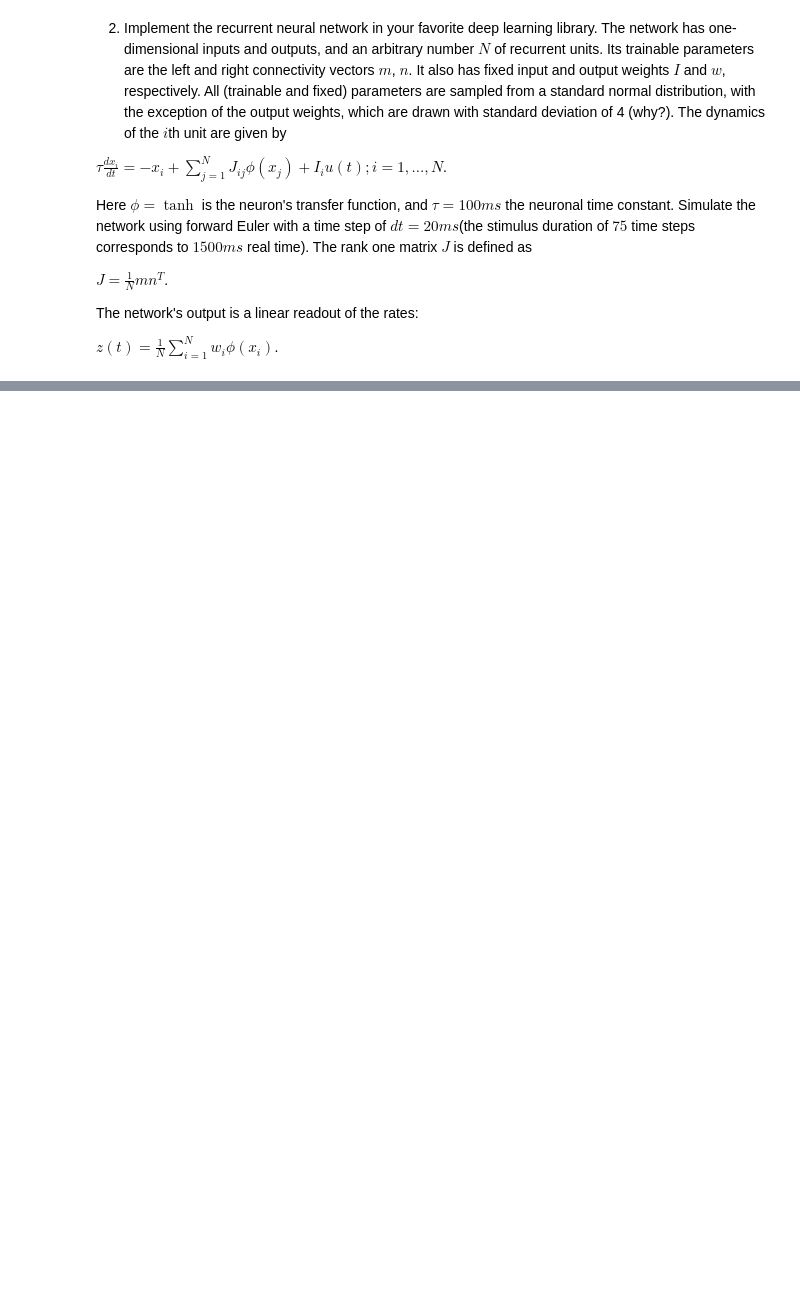
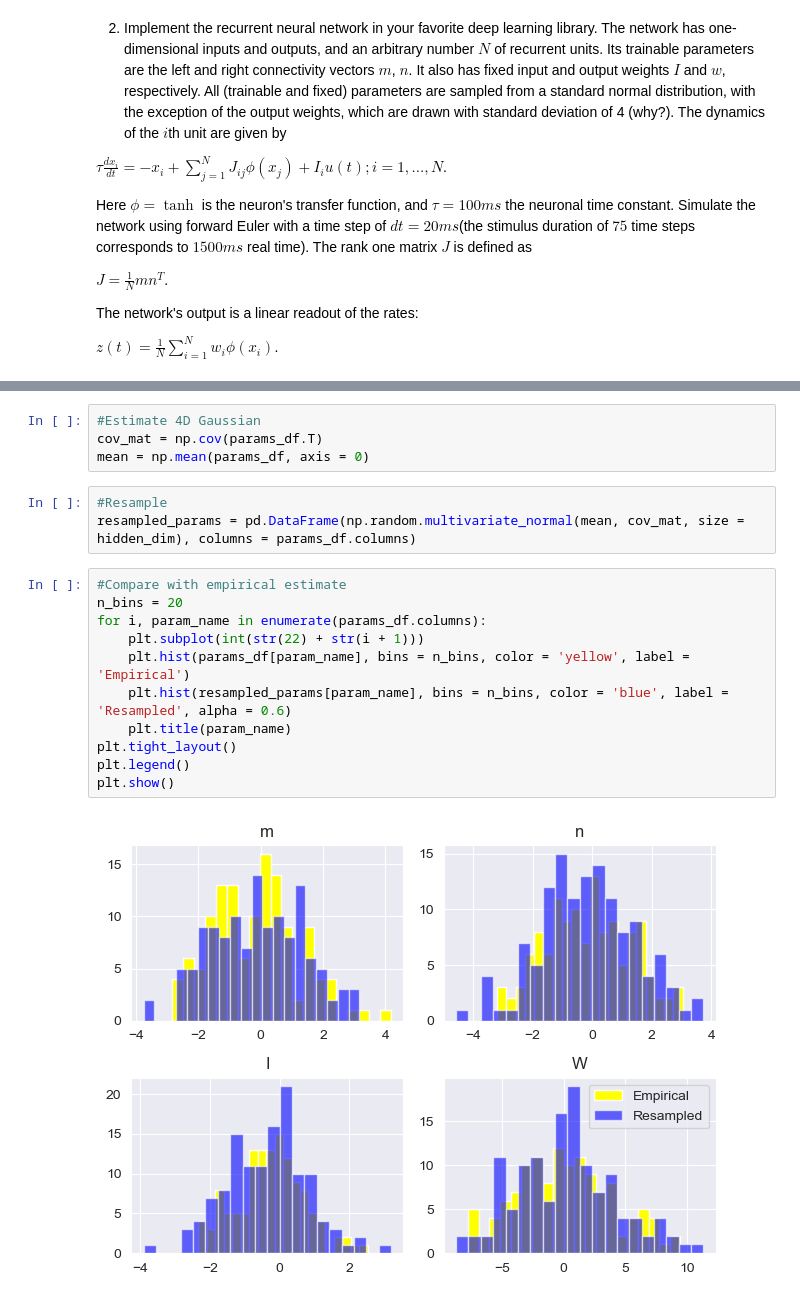
Before and after one commit to lfogarty98/mhbf_pt, a Jupyter notebook: Project/scratch.ipynb, the cells around one changed output, grey strips where cells are left out. Saved outputs shown, nothing was run; the diff lists cells and outputs as text; blank space fills up the shorter version.

```diff
--- a/Project/scratch.ipynb
+++ b/Project/scratch.ipynb
@@ -153,0 +234,20 @@ plt.plot(losses)
+# %%
+#Estimate 4D Gaussian
+cov_mat = np.cov(params_df.T)
+mean = np.mean(params_df, axis = 0)
+# %%
+#Resample
+resampled_params = pd.DataFrame(np.random.multivariate_normal(mean, cov_mat, size = hidden_dim), columns = params_df.columns)
+# %%
+#Compare with empirical estimate
+n_bins = 20
+for i, param_name in enumerate(params_df.columns):
+    plt.subplot(int(str(22) + str(i + 1)))
+    plt.hist(params_df[param_name], bins = n_bins, color = 'yellow', label = 'Empirical')
+    plt.hist(resampled_params[param_name], bins = n_bins, color = 'blue', label = 'Resampled', alpha = 0.6)
+    plt.title(param_name)
+plt.tight_layout()
+plt.legend()
+plt.show()
+# %% [output]
+[figure, added]
```
Also changed, not shown: parts of 19 cells of this notebook.
